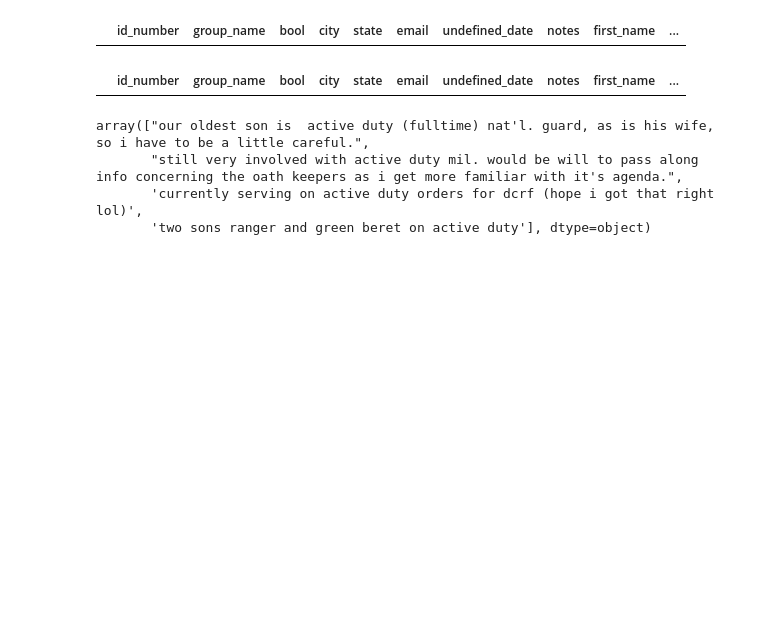
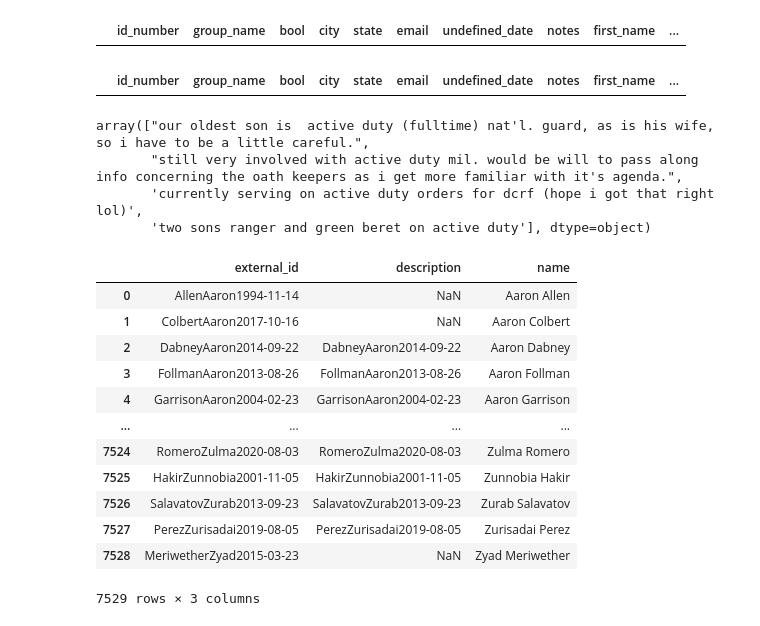
Before and after one commit to ayyubibrahimi/ok, a Jupyter notebook: notebooks/DC.ipynb, the cells around one changed output. Drawn from its saved outputs; the diff is of its cells as text; code cells hidden in the pictures; blank space fills up the shorter version.

```diff
--- a/notebooks/DC.ipynb
+++ b/notebooks/DC.ipynb
@@ -136,3 +136,18 @@ def read_misconduct_data():
     return df
 # %%
 dfc = read_misconduct_data()
+dfc
+# %% [output]
+|  | external_id | description | name |
+| 0 | AllenAaron1994-11-14 | NaN | Aaron Allen |
+| 1 | ColbertAaron2017-10-16 | NaN | Aaron Colbert |
+| 2 | DabneyAaron2014-09-22 | DabneyAaron2014-09-22 | Aaron Dabney |
+| 3 | FollmanAaron2013-08-26 | FollmanAaron2013-08-26 | Aaron Follman |
+| 4 | GarrisonAaron2004-02-23 | GarrisonAaron2004-02-23 | Aaron Garrison |
+| ... | ... | ... | ... |
+| 7524 | RomeroZulma2020-08-03 | RomeroZulma2020-08-03 | Zulma Romero |
+| 7525 | HakirZunnobia2001-11-05 | HakirZunnobia2001-11-05 | Zunnobia Hakir |
+| 7526 | SalavatovZurab2013-09-23 | SalavatovZurab2013-09-23 | Zurab Salavatov |
+| 7527 | PerezZurisadai2019-08-05 | PerezZurisadai2019-08-05 | Zurisadai Perez |
+| 7528 | MeriwetherZyad2015-03-23 | NaN | Zyad Meriwether |
+7529 rows × 3 columns
```
Also changed, not shown: parts of 5 cells of this notebook, 4 other files.
